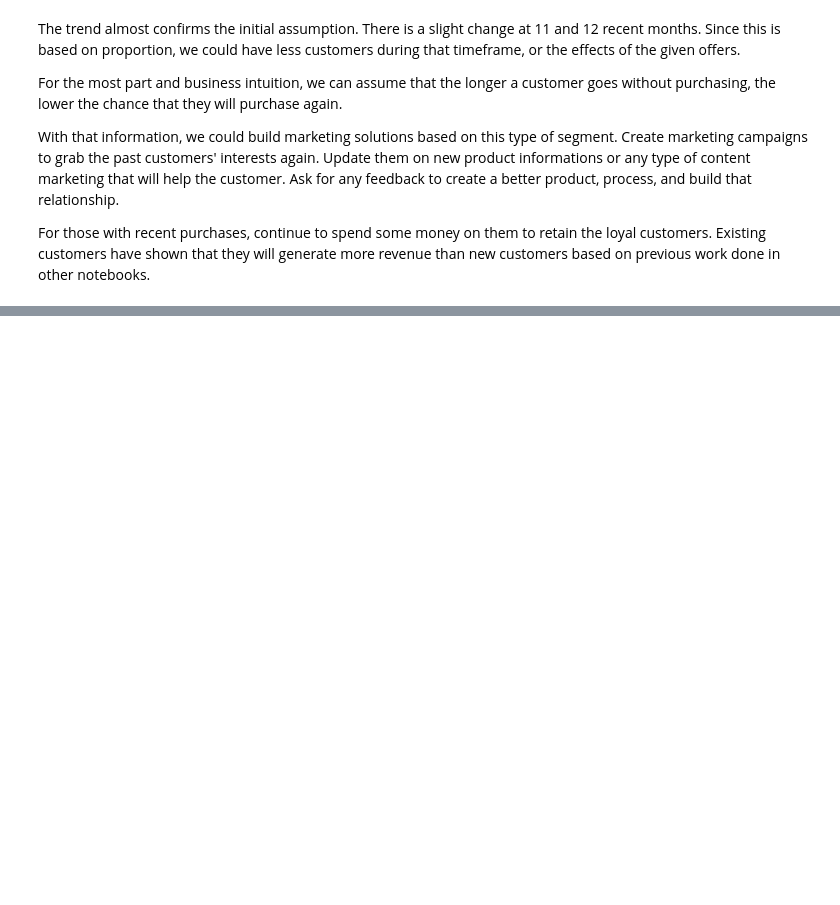
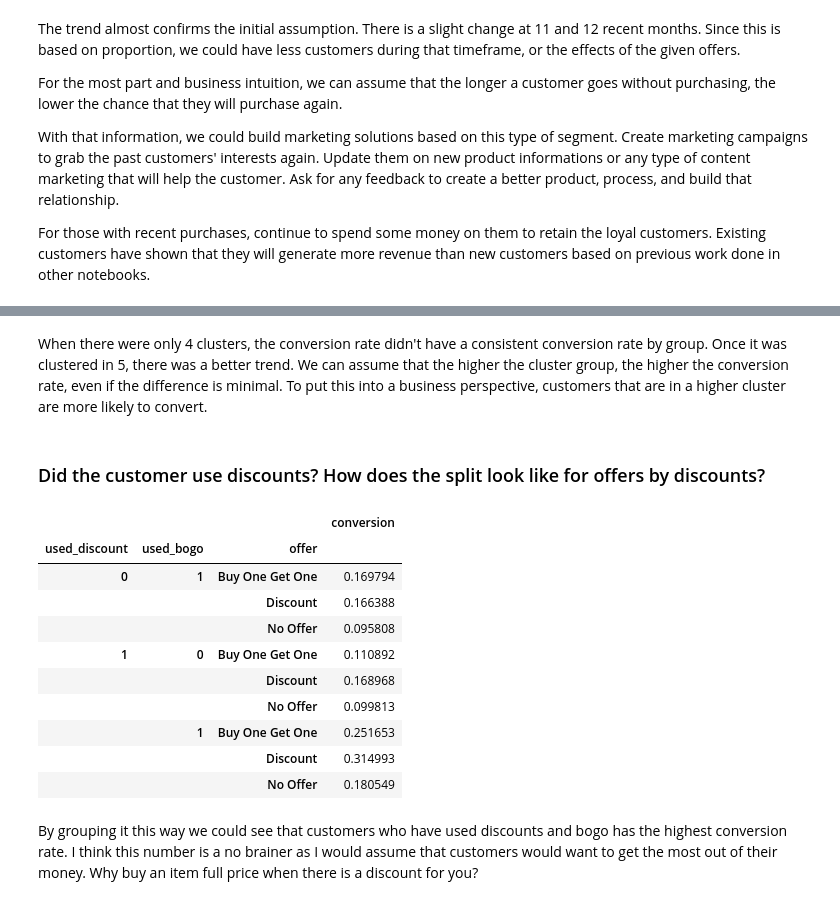
Before and after one commit to davidtnly/MachineLearning, a Jupyter notebook: 29-market-response-models.ipynb, the cells around one changed output, grey strips where cells are left out. Saved outputs shown, nothing was run; the diff lists cells and outputs as text; code cells hidden in the pictures; blank space fills up the shorter version.

```diff
--- a/29-market-response-models.ipynb
+++ b/29-market-response-models.ipynb
@@ -427,0 +522,20 @@ For those with recent purchases, continue to spend some money on them to retain
+# %% [markdown]
+When there were only 4 clusters, the conversion rate didn't have a consistent conversion rate by group. Once it was clustered in 5, there was a better trend. We can assume that the higher the cluster group, the higher the conversion rate, even if the difference is minimal. To put this into a business perspective, customers that are in a higher cluster are more likely to convert.
+# %% [markdown]
+### Did the customer use discounts? How does the split look like for offers by discounts?
+# %%
+data.groupby(['used_discount', 'used_bogo', 'offer']).agg({'conversion': 'mean'})
+# %% [output]
+|  |  |  | conversion |
+| used_discount | used_bogo | offer |  |
+| 0 | 1 | Buy One Get One | 0.169794 |
+|  |  | Discount | 0.166388 |
+|  |  | No Offer | 0.095808 |
+| 1 | 0 | Buy One Get One | 0.110892 |
+|  |  | Discount | 0.168968 |
+|  |  | No Offer | 0.099813 |
+|  | 1 | Buy One Get One | 0.251653 |
+|  |  | Discount | 0.314993 |
+|  |  | No Offer | 0.180549 |
+# %% [markdown]
+By grouping it this way we could see that customers who have used discounts and bogo has the highest conversion rate. I think this number is a no brainer as I would assume that customers would want to get the most out of their money. Why buy an item full price when there is a discount for you?
```
Also changed, not shown: parts of 55 cells of this notebook, 2 other files.
